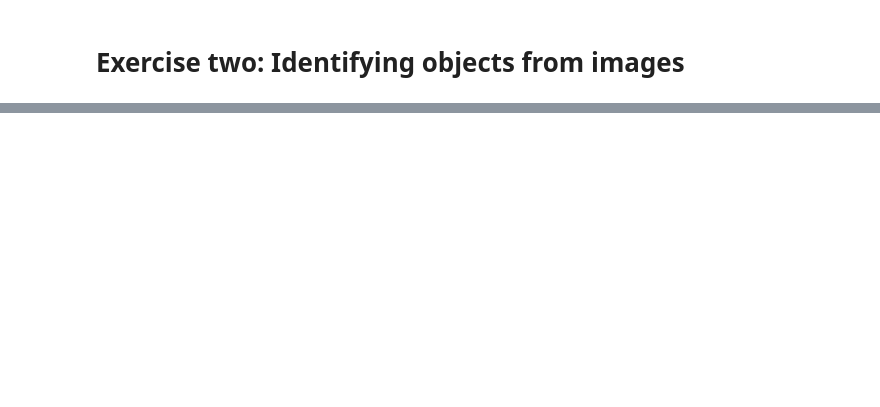
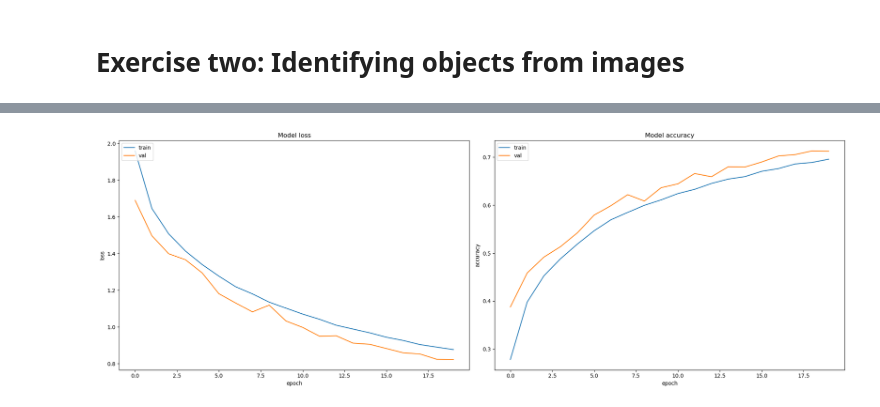
Before and after one commit to aleibz98/Human_Networks, a Jupyter notebook: HN_1_kate.ipynb, the cells around one changed output, grey strips where cells are left out. Cells and saved outputs as stored; diff of their text form; code cells hidden in the pictures; blank space fills up the shorter version.

```diff
--- a/HN_1_kate.ipynb
+++ b/HN_1_kate.ipynb
@@ -540,0 +566,3 @@ model_5.compile(loss='categorical_crossentropy',optimizer = keras.optimizers.RMS
+# %%
+history_5 = model_5.fit(x_train, y_train, batch_size=32,
+epochs=20, verbose=1, validation_data=(x_test, y_test),shuffle = True) #to run through the images in a different order of batches each epoch.
@@ -540,0 +587,24 @@ model_5.compile(loss='categorical_crossentropy',optimizer = keras.optimizers.RMS
+# %%
+#plot the training history
+plt.figure(figsize=(20, 7))
+
+plt.subplot(1,2,1)
+plt.plot(history_5.history['loss'])
+plt.plot(history_5.history['val_loss'])
+plt.title('Model loss')
+plt.ylabel('loss')
+plt.xlabel('epoch')
+plt.legend(['train', 'val'], loc='upper left')
+
+plt.subplot(1,2,2)
+plt.plot(history_5.history['accuracy'])
+plt.plot(history_5.history['val_accuracy'])
+plt.title('Model accuracy')
+plt.ylabel('accuracy')
+plt.xlabel('epoch')
+plt.legend(['train', 'val'], loc='upper left')
+
+plt.tight_layout()
+plt.show()
+# %% [output]
+[figure, added]
```
Also changed, not shown: parts of 28 cells of this notebook.
